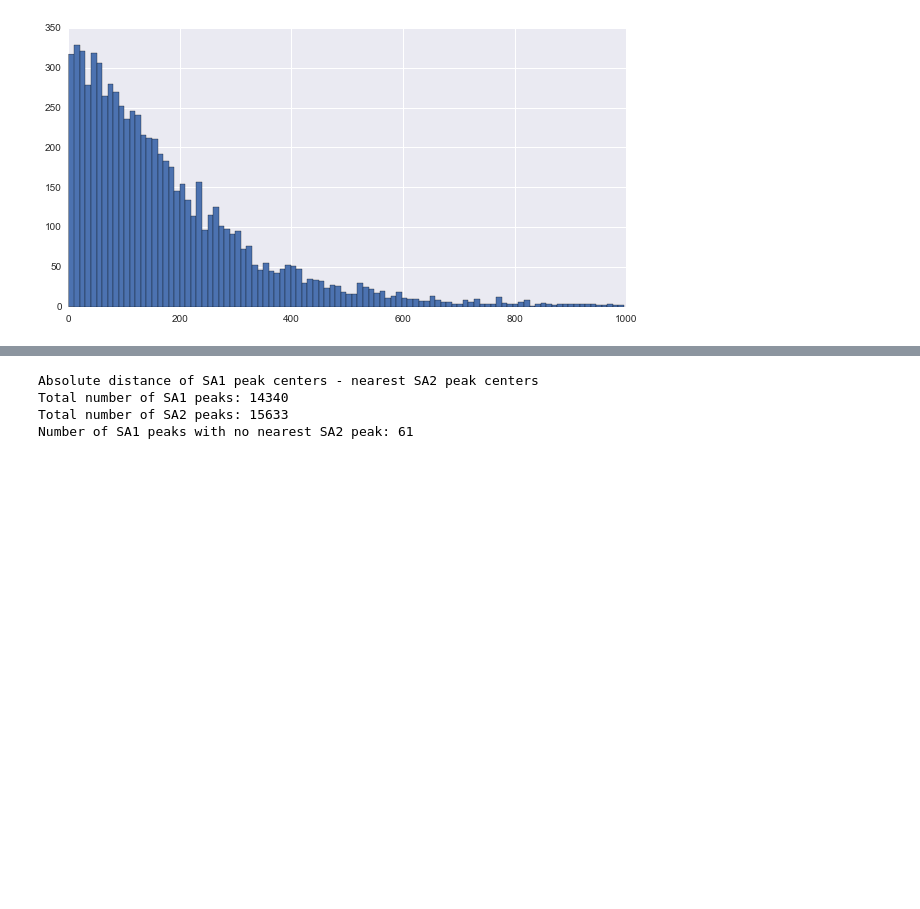
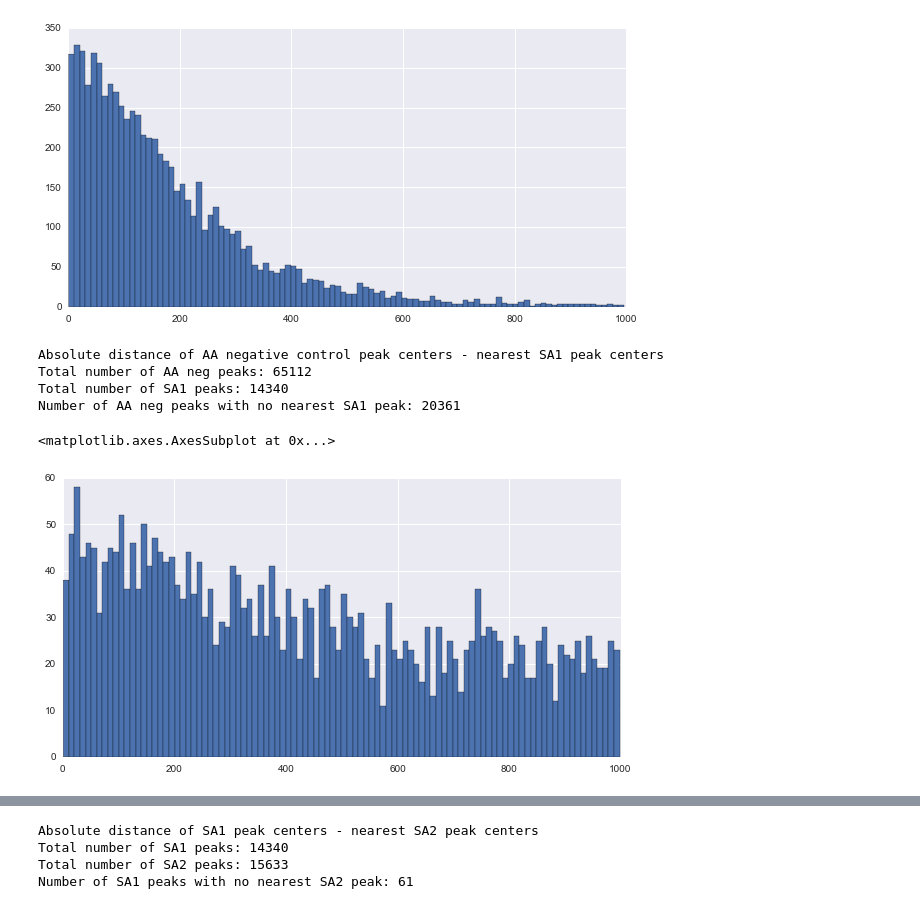
Before and after one commit to damiankao/misc-analysis, a Jupyter notebook: yuli_19012016.ipynb, the cells around one changed output, grey strips where cells are left out. Cells and saved outputs as stored; diff of their text form; code cells hidden in the pictures; blank space fills up the shorter version.

```diff
--- a/yuli_19012016.ipynb
+++ b/yuli_19012016.ipynb
@@ -162,3 +190,19 @@ Total number of SA2 peaks: 15633
 Number of AA1 peaks with no nearest SA2 peak: 366
 <matplotlib.axes.AxesSubplot at 0x...>
 [figure]
+# %%
+print 'Absolute distance of AA negative control peak centers - nearest SA1 peak centers'
+print 'Total number of AA neg peaks:', len(df_peakData[df_peakData['dataset'] == 'AAi'])
+print 'Total number of SA1 peaks:', len(df_peakData[df_peakData['dataset'] == 'SA1'])
+print 'Number of AA neg peaks with no nearest SA1 peak:', len(df_peakData[df_peakData['dataset'] == 'AAi'][df_peakData['SA1_nearest'] == -1])
+df_peakData[df_peakData['dataset'] == 'AAi']\
+[df_peakData['SA1_nearest'] < 1000]\
+[df_peakData['SA1_nearest'] > 0]\
+['SA1_nearest'].hist(bins=100,figsize=[10,5])
+# %% [output]
+Absolute distance of AA negative control peak centers - nearest SA1 peak centers
+Total number of AA neg peaks: 65112
+Total number of SA1 peaks: 14340
+Number of AA neg peaks with no nearest SA1 peak: 20361
+<matplotlib.axes.AxesSubplot at 0x...>
+[figure, added]
```
Also changed, not shown: parts of 6 cells of this notebook.
